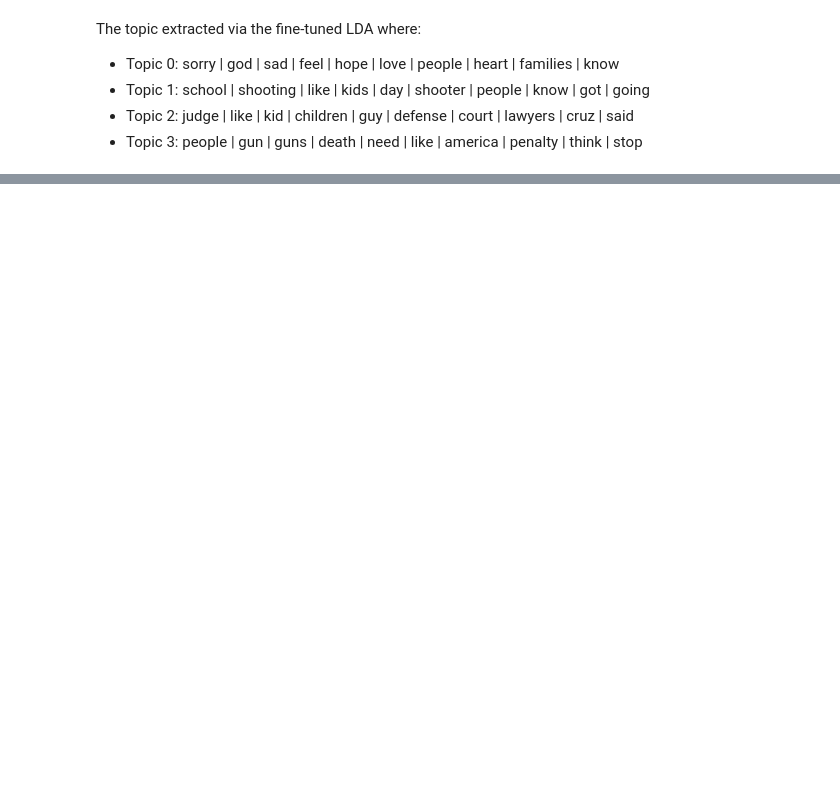
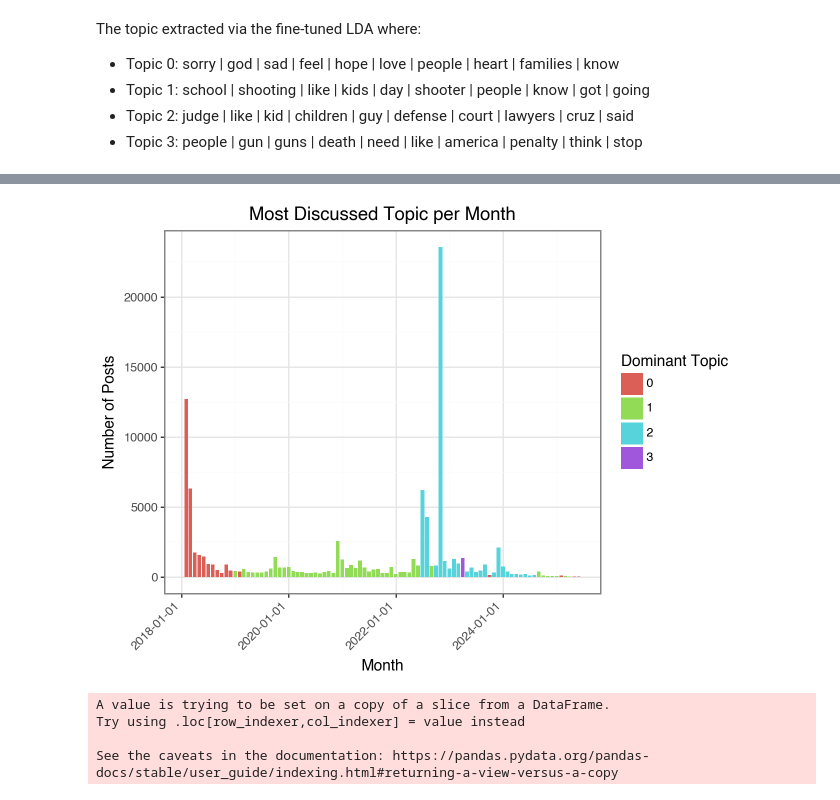
Before and after one commit to CrispyCocaBoy/css_analysis, a Jupyter notebook: analysis.ipynb, the cells around one changed output, grey strips where cells are left out. Saved outputs shown, nothing was run; the diff lists cells and outputs as text; code cells hidden in the pictures; blank space fills up the shorter version.

```diff
--- a/analysis.ipynb
+++ b/analysis.ipynb
@@ -639,0 +682,52 @@ results_df.to_csv("grid_search_results")
+# %%
+# Most Discussed Topic per Month
+# Conta i post per mese e topic
+topic_counts = (
+    data_with_topics
+    .groupby(["month", "dominant_topic"])
+    .size()
+    .reset_index(name="count")
+)
+
+# Trova il topic più discusso per ogni mese
+most_talked = (
+    topic_counts
+    .sort_values("count", ascending=False)
+    .groupby("month")
+    .first()
+    .reset_index()
+)
+
+# Grafico
+plot = (
+    ggplot(most_talked, aes(x="month", y="count", fill="factor(dominant_topic)"))
+    + geom_col()
+    + labs(
+        title="Most Discussed Topic per Month",
+        x="Month",
+        y="Number of Posts",
+        fill="Dominant Topic"
+    )
+    + theme_bw()
+    + theme(axis_text_x=element_text(rotation=45, hjust=1))
+)
+
+#plot.save("most_discussed_topic_per_month.png", dpi=300, width=16, height=6, units="in")
+plot
+# %% [output]
+[figure, added]
+# %%
+# First peek
+mask = (
+    (data_with_topics["created_utc"] >= "2018-02-14") &
+    (data_with_topics["created_utc"] < "2018-04-14") &
+    (data_with_topics["dominant_topic"] == 2)
+)
+shooting_dataset = data_with_topics[mask]
+
+shooting_dataset["created_utc"] = pd.to_datetime(shooting_dataset["created_utc"], errors="coerce", utc=True)
+# %% [output]
+A value is trying to be set on a copy of a slice from a DataFrame.
+Try using .loc[row_indexer,col_indexer] = value instead
+
+See the caveats in the documentation: https://pandas.pydata.org/pandas-docs/stable/user_guide/indexing.html#returning-a-view-versus-a-copy
```
Also changed, not shown: parts of 18 cells of this notebook, 7 other files.
